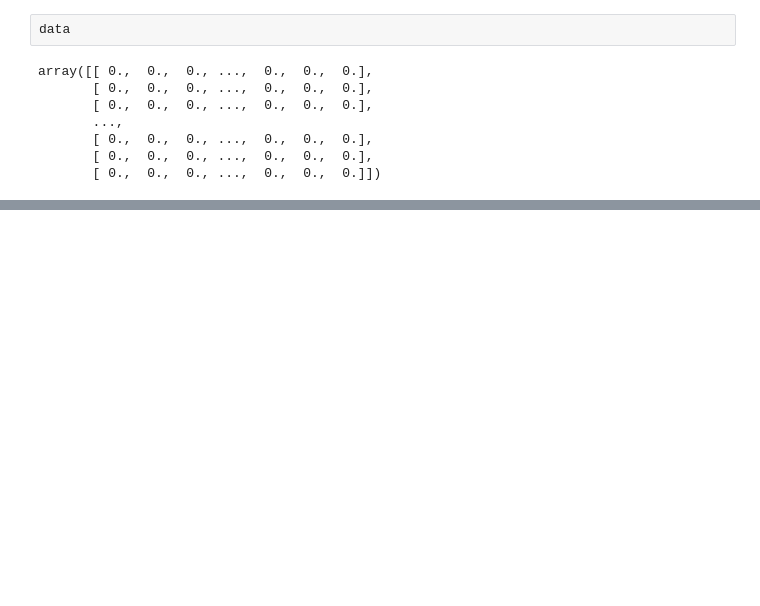
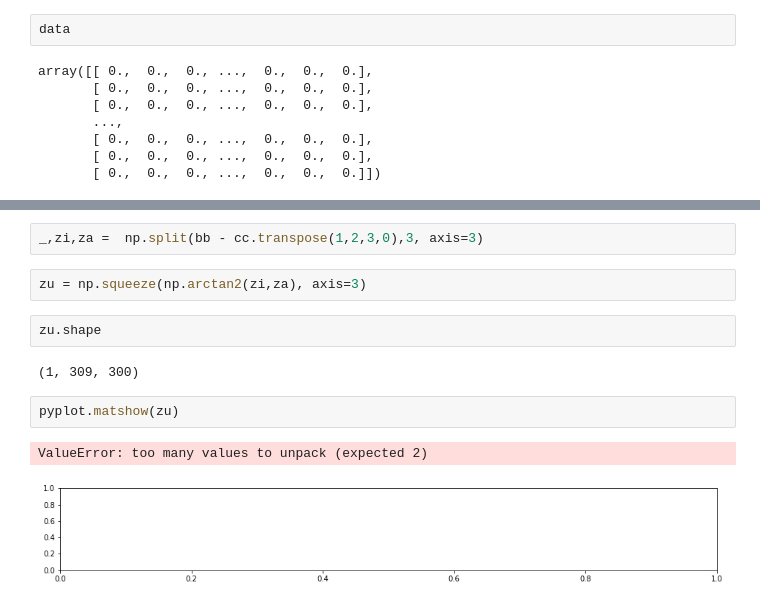
Before and after one commit to ANRChoucas/Ruitor, a Jupyter notebook: examples/Untitled.ipynb, the cells around one changed output, grey strips where cells are left out. Drawn from its saved outputs; the diff is of its cells as text; blank space fills up the shorter version.

```diff
--- a/examples/Untitled.ipynb
+++ b/examples/Untitled.ipynb
@@ -375,0 +425,13 @@ array([[ 1.17809725,  1.18314758,  1.18829991, ...,  0.37724009,
+# %%
+_,zi,za =  np.split(bb - cc.transpose(1,2,3,0),3, axis=3)
+# %%
+zu = np.squeeze(np.arctan2(zi,za), axis=3)
+# %%
+zu.shape
+# %% [output]
+(1, 309, 300)
+# %%
+pyplot.matshow(zu)
+# %% [output]
+ValueError: too many values to unpack (expected 2)
+[figure, added]
```
Also changed, not shown: parts of 21 cells of this notebook.
